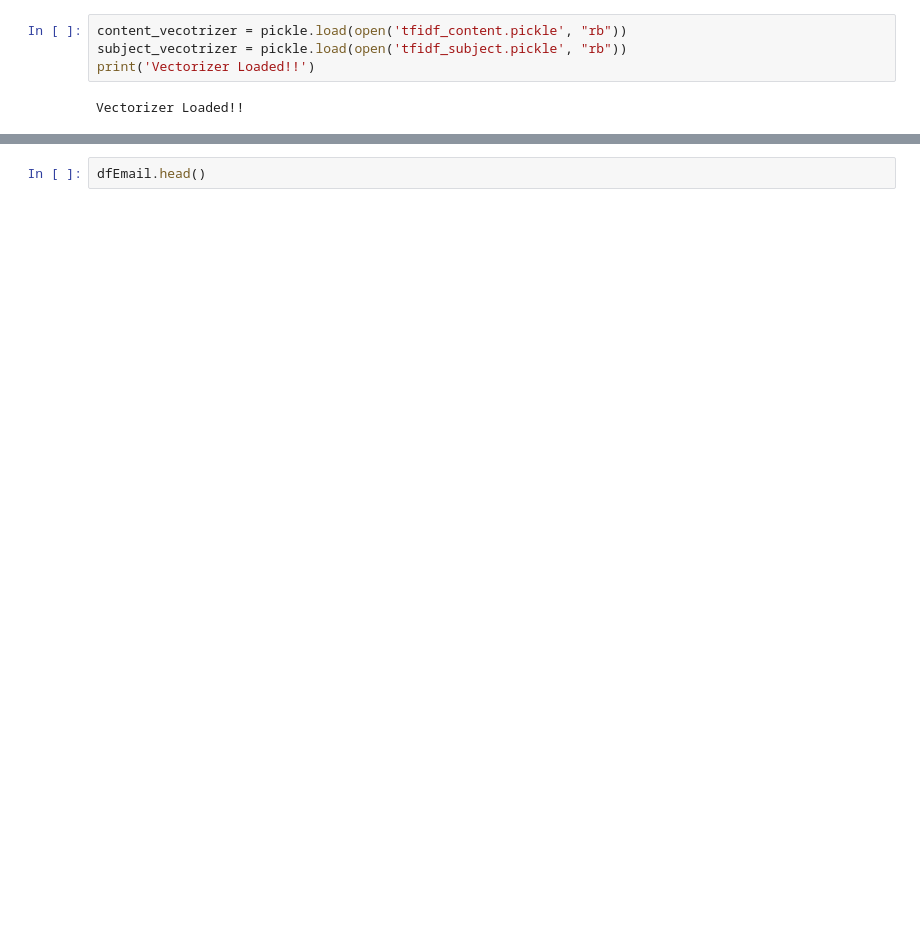
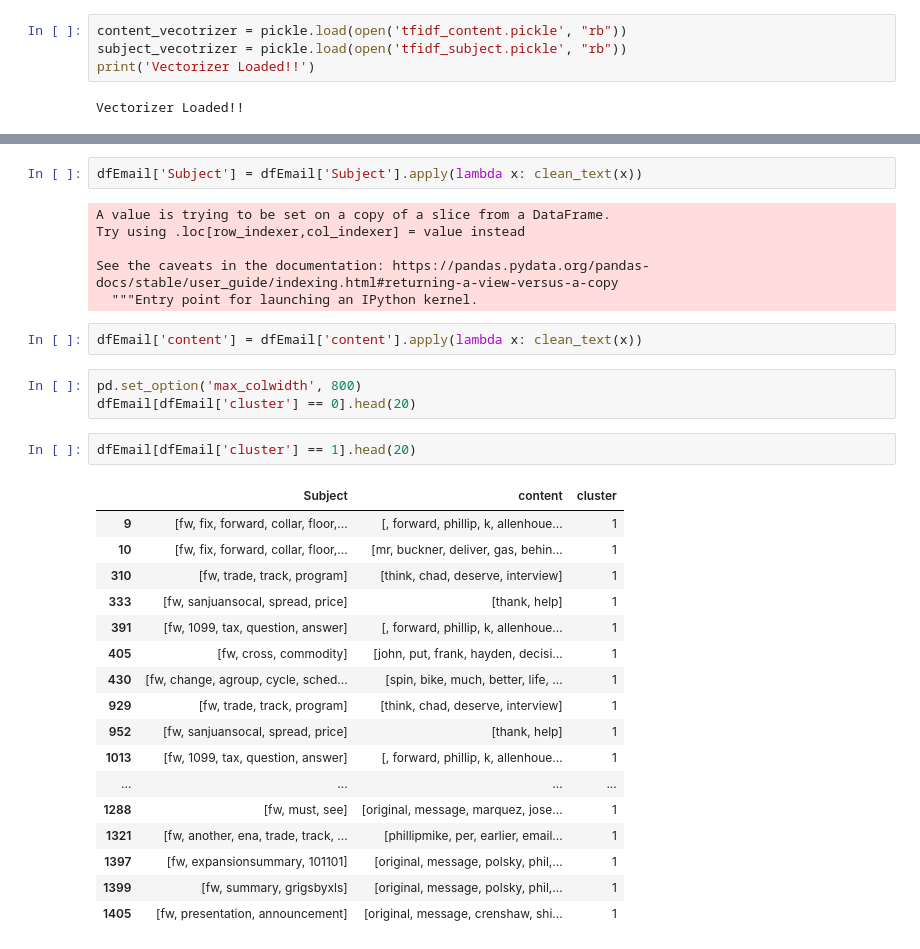
Before and after one commit to Connecting-the-Dots-with-ML/Email-Semantic-Analysis, a Jupyter notebook: training-the-k-means-clustering.ipynb, the cells around one changed output, grey strips where cells are left out. Drawn from its saved outputs; the diff is of its cells as text; blank space fills up the shorter version.

```diff
--- a/training-the-k-means-clustering.ipynb
+++ b/training-the-k-means-clustering.ipynb
@@ -113,2 +221,33 @@ gc.collect()
+# %%
+dfEmail['Subject'] = dfEmail['Subject'].apply(lambda x: clean_text(x))
+# %% [output]
+A value is trying to be set on a copy of a slice from a DataFrame.
+Try using .loc[row_indexer,col_indexer] = value instead
+
+See the caveats in the documentation: https://pandas.pydata.org/pandas-docs/stable/user_guide/indexing.html#returning-a-view-versus-a-copy
+  """Entry point for launching an IPython kernel.
+# %%
+dfEmail['content'] = dfEmail['content'].apply(lambda x: clean_text(x))
+# %%
+pd.set_option('max_colwidth', 800)
+dfEmail[dfEmail['cluster'] == 0].head(20)
 # %%
-dfEmail.head()
+dfEmail[dfEmail['cluster'] == 1].head(20)
+# %% [output]
+|  | Subject | content | cluster |
+| 9 | [fw, fix, forward, collar, floor,... | [, forward, phillip, k, allenhoue... | 1 |
+| 10 | [fw, fix, forward, collar, floor,... | [mr, buckner, deliver, gas, behin... | 1 |
+| 310 | [fw, trade, track, program] | [think, chad, deserve, interview] | 1 |
+| 333 | [fw, sanjuansocal, spread, price] | [thank, help] | 1 |
+| 391 | [fw, 1099, tax, question, answer] | [, forward, phillip, k, allenhoue... | 1 |
+| 405 | [fw, cross, commodity] | [john, put, frank, hayden, decisi... | 1 |
+| 430 | [fw, change, agroup, cycle, sched... | [spin, bike, much, better, life, ... | 1 |
+| 929 | [fw, trade, track, program] | [think, chad, deserve, interview] | 1 |
+| 952 | [fw, sanjuansocal, spread, price] | [thank, help] | 1 |
+| 1013 | [fw, 1099, tax, question, answer] | [, forward, phillip, k, allenhoue... | 1 |
+| ... | ... | ... | ... |
+| 1288 | [fw, must, see] | [original, message, marquez, jose... | 1 |
+| 1321 | [fw, another, ena, trade, track, ... | [phillipmike, per, earlier, email... | 1 |
+| 1397 | [fw, expansionsummary, 101101] | [original, message, polsky, phil,... | 1 |
+| 1399 | [fw, summary, grigsbyxls] | [original, message, polsky, phil,... | 1 |
+| 1405 | [fw, presentation, announcement] | [original, message, crenshaw, shi... | 1 |
```
Also changed, not shown: parts of 30 cells of this notebook, 5 other files.
